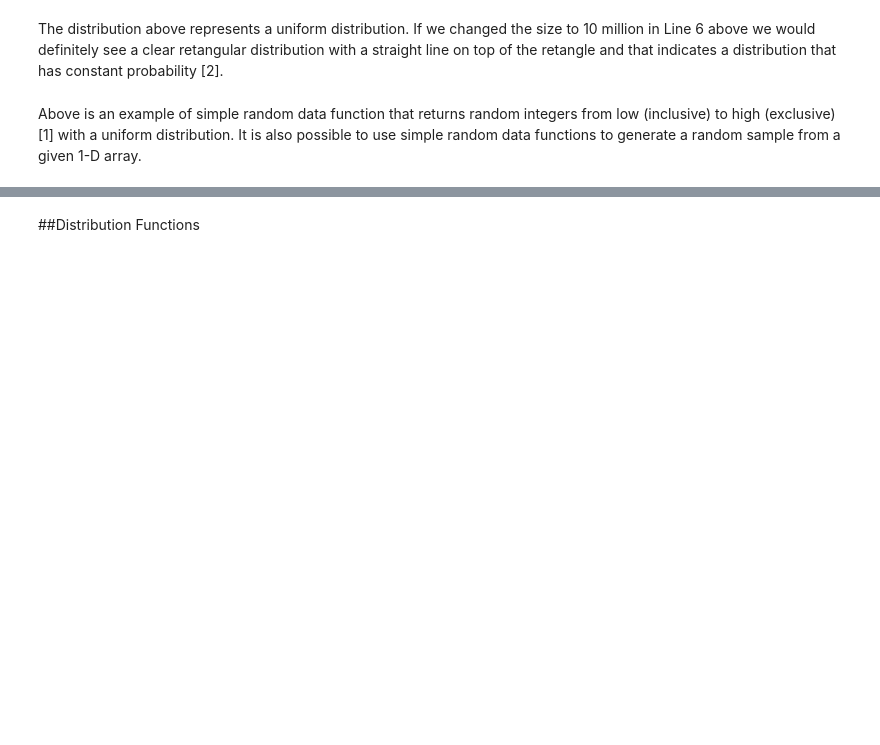
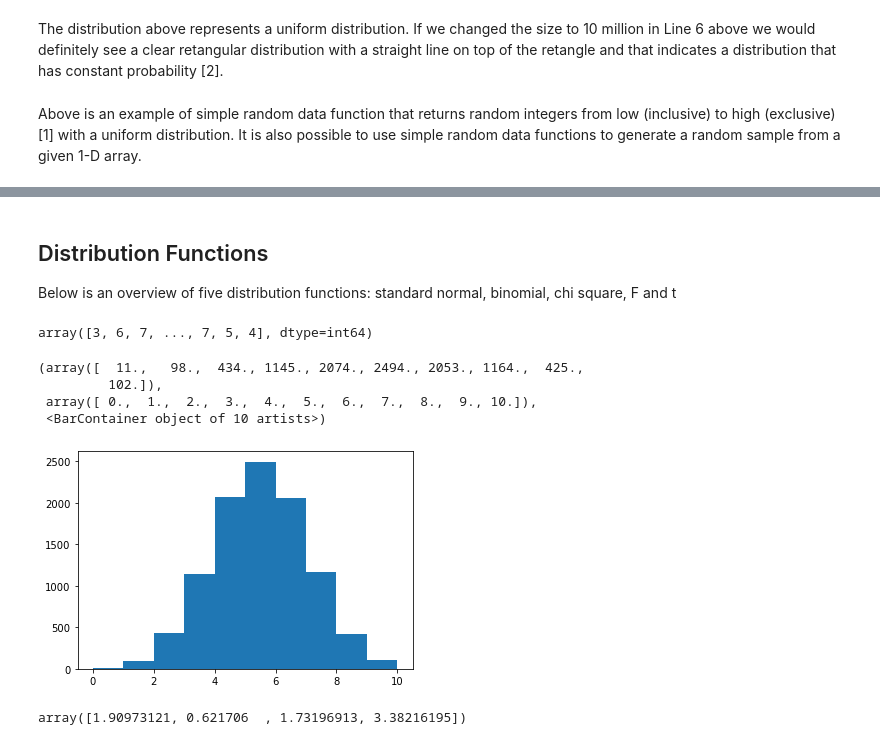
Before and after one commit to Aine-Kearns/Programming_for_data_analysis_assignment, a Jupyter notebook: Assignment_Programming_for_Data_Analytics.ipynb, the cells around one changed output, grey strips where cells are left out. Saved outputs shown, nothing was run; the diff lists cells and outputs as text; code cells hidden in the pictures; blank space fills up the shorter version.

Commit message:
added distributions to assignment

```diff
--- a/Assignment_Programming_for_Data_Analytics.ipynb
+++ b/Assignment_Programming_for_Data_Analytics.ipynb
@@ -96,2 +101,25 @@ array([12,  9, 15,  1,  4])
-# %% [markdown]
-##Distribution Functions
+# %% [markdown]
+## Distribution Functions
+Below is an overview of five distribution functions: standard normal, binomial, chi square, F and t
+# %%
+rng = np.random.default_rng()
+n, p = 10, .5
+# number of trials, probability of each trial
+s = rng.binomial(n, p, 10000)
+# result of flipping a coin 10 times, tested 10000 times
+s
+# %% [output]
+array([3, 6, 7, ..., 7, 5, 4], dtype=int64)
+# %%
+plt.hist(s)
+# %% [output]
+(array([  11.,   98.,  434., 1145., 2074., 2494., 2053., 1164.,  425.,
+         102.]),
+ array([ 0.,  1.,  2.,  3.,  4.,  5.,  6.,  7.,  8.,  9., 10.]),
+ <BarContainer object of 10 artists>)
+[figure, added]
+# %%
+chi = np.random.default_rng().chisquare(2,4)
+chi
+# %% [output]
+array([1.90973121, 0.621706  , 1.73196913, 3.38216195])
```
Also changed, not shown: parts of 23 cells of this notebook.
